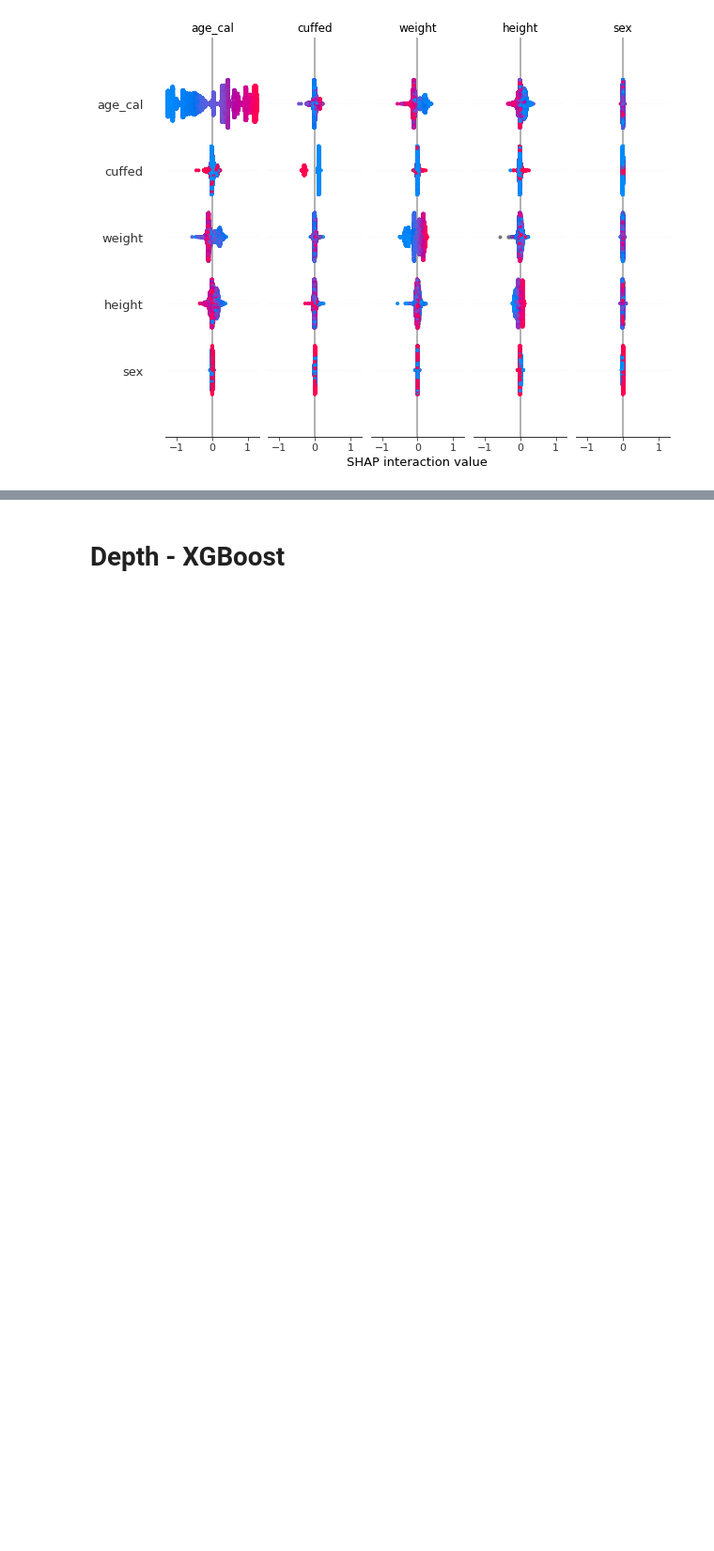
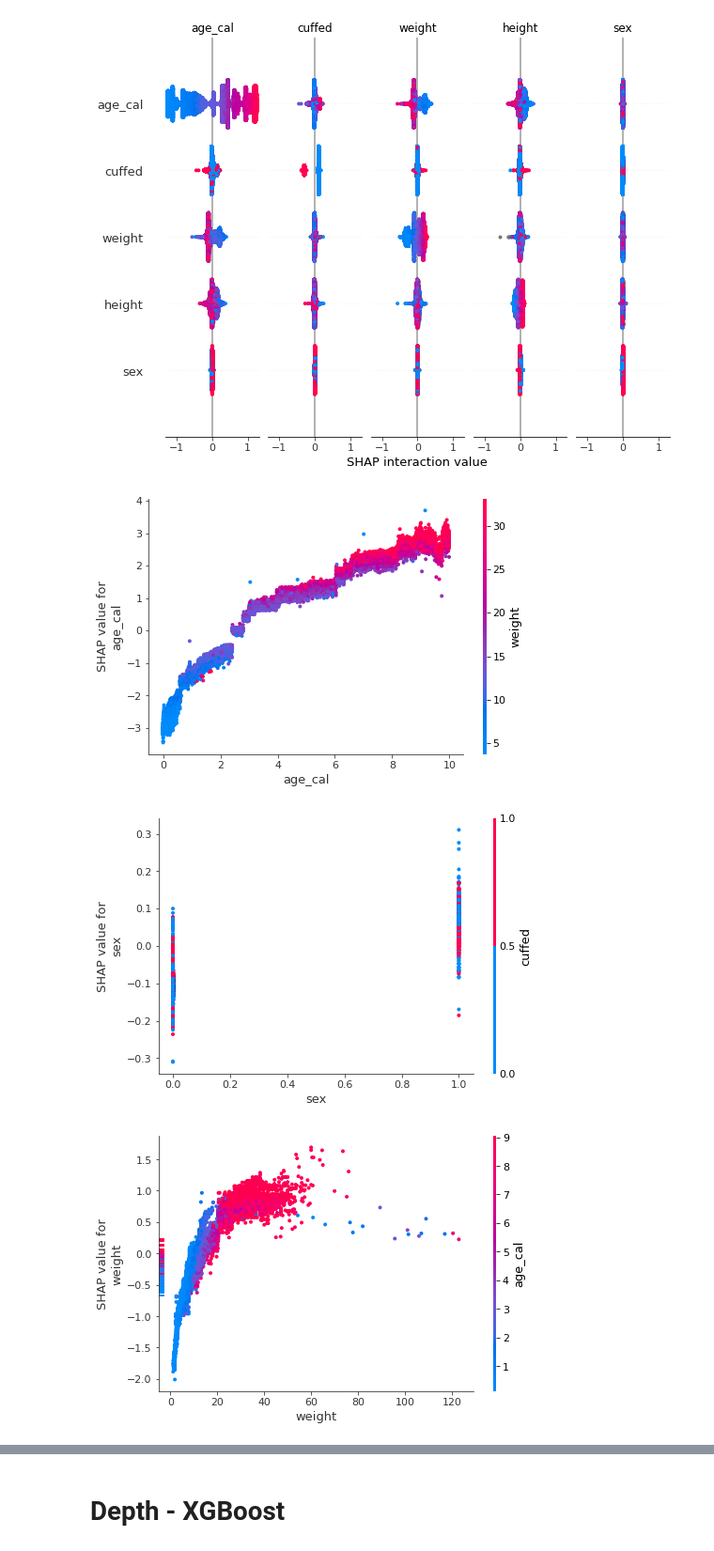
Before and after one commit to Hyeonsik/ETT, a Jupyter notebook: BorutaShap.ipynb, the cells around one changed output, grey strips where cells are left out. Shown at 94% size. Saved outputs shown, nothing was run; the diff lists cells and outputs as text; code cells hidden in the pictures; blank space fills up the shorter version.

```diff
--- a/BorutaShap.ipynb
+++ b/BorutaShap.ipynb
@@ -85,7 +142,8 @@ import pandas as pd
 
 # xgbr에 내장된 함수 이용
 xgbr = xgb.XGBRegressor()
-xgbr.load_model('result/size/acc1-0.601_acc3-0.966_XGBR_10fold/model.model')
+#xgbr.load_model('result/outliers+w+h/size/acc1-0.621_acc3-0.982_XGBR_5inputs_10fold/model.model')
+xgbr.load_model('result/outliers+w+h/size/acc1-0.622_acc3-0.981_XGBR_4inputs_10fold/model.model')
 
 shap.initjs()
 explainer = shap.TreeExplainer(xgbr)
@@ -93,8 +151,17 @@ shap_values = explainer.shap_values(x_train)
 # %% [output]
 [interactive output not drawn]
 # %%
+INPUT_VARS = ['age','sex','weight','height', 'cuffed']
+
 X_train = pd.DataFrame(x_train, columns=INPUT_VARS)
-shap.summary_plot(shap_values, X_train)
+
+fig = plt.figure(figsize=(8,8))
+fig.set_facecolor('white')
+ax = fig.add_subplot()
+shap.summary_plot(shap_values, X_train, show=False)
+ax.set_xlabel('SHAP Value')
+ax.set_title('SHAP Dot Plot', fontsize=20)
+plt.show()
 # %% [output]
 [figure]
 # %%
@@ -108,4 +175,11 @@ shap.summary_plot(shap_interaction_values, X_train)
 # %% [output]
 [figure]
 # %%
-shap.dependence_plot('age_cal', shap_values[1], X_train, interaction_index="sex")
+shap.dependence_plot(0, shap_values, X_train, interaction_index="auto")
+shap.dependence_plot(1, shap_values, X_train, interaction_index="auto")
+shap.dependence_plot(2, shap_values, X_train, interaction_index="auto")
+shap.dependence_plot(3, shap_values, X_train, interaction_index="auto")
+# %% [output]
+[figure, added]
+[figure, added]
+[figure, added]
```
Also changed, not shown: parts of 21 cells of this notebook, 38 other files.
